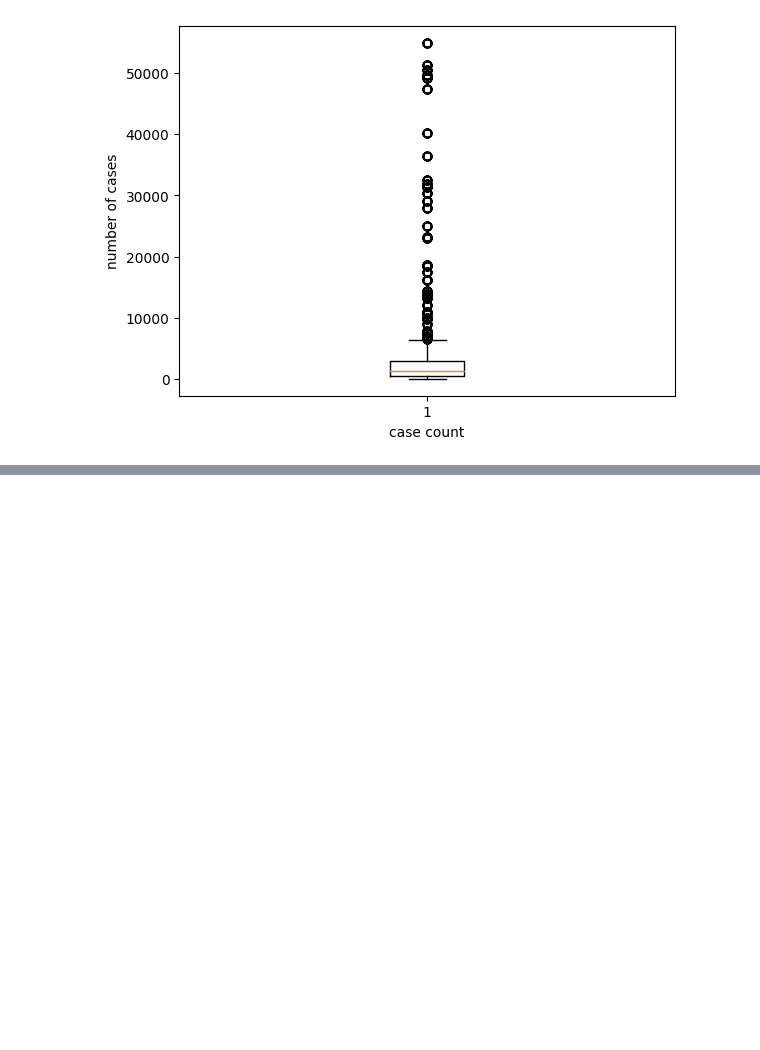
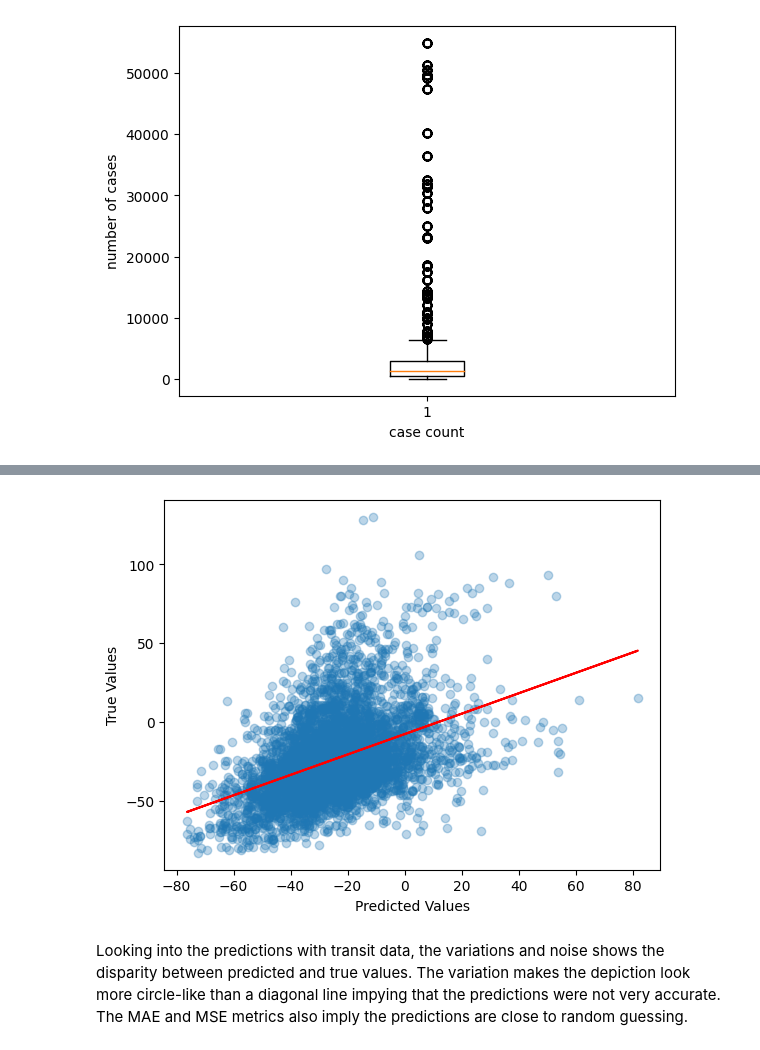
Before and after one commit to icetyla/wage-parity, a Jupyter notebook: project_ny.ipynb, the cells around one changed output, grey strips where cells are left out. Saved outputs shown, nothing was run; the diff lists cells and outputs as text; code cells hidden in the pictures; blank space fills up the shorter version.

```diff
--- a/project_ny.ipynb
+++ b/project_ny.ipynb
@@ -188,0 +253,12 @@ print('Mean Squared Error: %f'%(t_mse))
+# %%
+# visualize predictions
+a, b = np.polyfit(t_preds, y_valid, 1)
+plt.scatter(t_preds, y_valid, alpha=0.3)
+plt.plot(t_preds, a*t_preds+b, color='red')
+plt.xlabel('Predicted Values')
+plt.ylabel('True Values')
+plt.show()
+# %% [output]
+[figure, added]
+# %% [markdown]
+Looking into the predictions with transit data, the variations and noise shows the disparity between predicted and true values. The variation makes the depiction look more circle-like than a diagonal line impying that the predictions were not very accurate. The MAE and MSE metrics also imply the predictions are close to random guessing.
```
Also changed, not shown: parts of 20 cells of this notebook, 1 other file.
